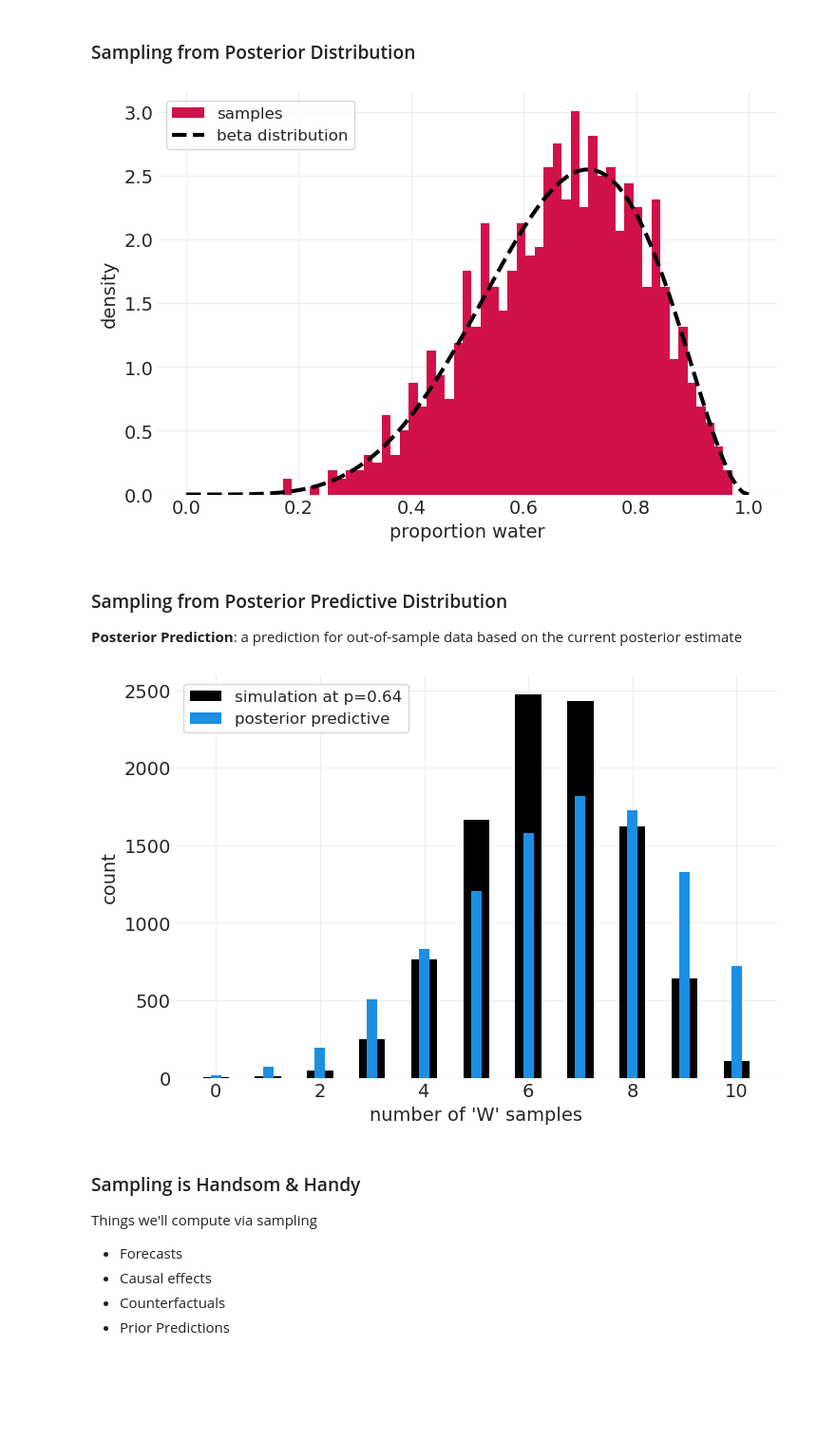
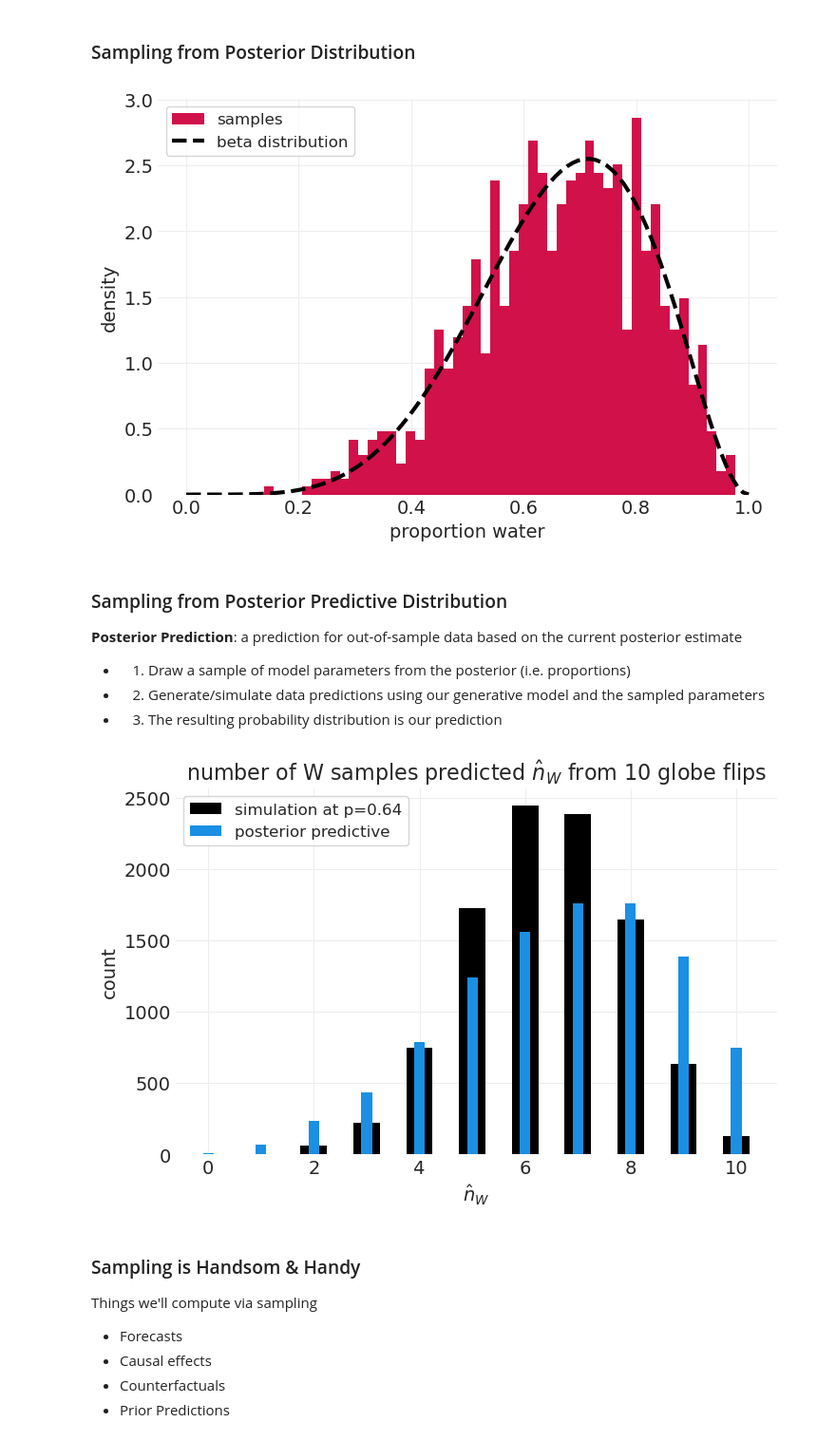
Before and after one commit to dustinstansbury/statistical-rethinking-2023, a Jupyter notebook: Lecture 02 - The Garden of Forking Data.ipynb, the cells around one changed output. Shown at 95% size. Cells and saved outputs as stored; diff of their text form; code cells hidden in the pictures; blank space fills up the shorter version.

```diff
--- a/Lecture 02 - The Garden of Forking Data.ipynb
+++ b/Lecture 02 - The Garden of Forking Data.ipynb
@@ -226,7 +227,7 @@ Proportion      Ways    Probability
 # %%
 from pprint import pprint
 np.random.seed(1)
-def simulate_globe_toss(p=0.7, N=9):
+def simulate_globe_toss(p: float = 0.7, N: int = 9) -> list[str]:
     """Simulate N globe tosses with a specific/known proportion
     p: float
         The propotion of water
@@ -298,10 +301,10 @@ plot_posterior(observations, resolution=4)
 [figure]
 # %%
 np.random.seed(2)
-p = .4
-simulated_observations = "".join(simulate_globe_toss(p=p, N=100))
+known_p = .4
+simulated_observations = "".join(simulate_globe_toss(p=known_p, N=100))
 plot_posterior(simulated_observations, resolution=20)
-plt.axvline(p, color='C0', label='True Proportion')
+plt.axvline(known_p, color='C0', label='True Proportion')
 plt.legend();
 # %% [output]
 [figure]
@@ -314,8 +317,8 @@ As we increase resolution of globe
 - bars get shorter with more possibilities -- they must sum to 1
 # %%
 np.random.seed(12)
-p = .7
-simulated_observations = "".join(simulate_globe_toss(p=p, N=30))
+known_p = .7
+simulated_observations = "".join(simulate_globe_toss(p=known_p, N=30))
 _, axs = plt.subplots(1, 3, figsize=(10, 4))
 for ii, possibilities in enumerate([5, 10, 20]):
     plot_posterior(simulated_observations, resolution=possibilities, ax=axs[ii])
@@ -391,38 +397,48 @@ for ii in range(9):
 ### Sampling from Posterior Distribution
 # %%
 a, b = 6, 3
-beta_posterior = stats.beta(a, b)
-bets_posterior_samples = beta_posterior.rvs(size=1000)
-plt.hist(bets_posterior_samples, bins=50, density=True, label='samples');
+# draw random samples from Beta PDF
+beta_posterior_pdf = stats.beta(a, b)
+beta_posterior_samples = beta_posterior_pdf.rvs(size=1000)
+
+# Show that our beta postorior captures shape of beta-distributed samples
+plt.hist(beta_posterior_samples, bins=50, density=True, label='samples');
 probs = np.linspace(0, 1, 100)
-plt.plot(probs, beta(a-1, b-1, probs), linewidth=3, color='k', linestyle='--', label='beta distribution')
+plt.plot(probs, beta_posterior(a-1, b-1, probs), linewidth=3, color='k', linestyle='--', label='beta distribution')
 plt.xlabel("proportion water")
 plt.ylabel("density")
 plt.legend();
 # %% [output]
-[figure, old version]
+[figure, new version]
 # %% [markdown]
 ### Sampling from Posterior Predictive Distribution
 **Posterior Prediction**: a prediction for out-of-sample data based on the current posterior estimate
+- 1. Draw a sample of model parameters from the posterior (i.e. proportions)
+- 2. Generate/simulate data predictions using our generative model and the sampled parameters
+- 3. The resulting probability distribution is our prediction
 # %%
-# Execute the entire simulation
-posterior_samples = beta_posterior.rvs(size=10000)
+# 1. Sample parameters values from posterior
+N_posterior_samples = 10_000
+posterior_samples = beta_posterior_pdf.rvs(size=N_posterior_samples)
 
-# Here we use samples for the posterior to simulate sampling 10 observations from our generative model
-posterior_predictive = [(simulate_globe_toss(p, 10) == 'W').sum() for p in posterior_samples]
+# 2. Use samples for the posterior to simulate sampling 10 observations from our generative model
+N_draws_for_prediction = 10
+posterior_predictive = [(simulate_globe_toss(p, N_draws_for_prediction) == 'W').sum() for p in posterior_samples]
 ppd_unique, ppd_counts = np.unique(posterior_predictive, return_counts=True)
 
+# ...for comparison we can compare to the distribution that results from pinning the parameter to a specific value
 specific_prob = 0.64
-specific_predictive = [(simulate_globe_toss(specific_prob, 10) == 'W').sum() for _ in posterior_samples]
+specific_predictive = [(simulate_globe_toss(specific_prob, N_draws_for_prediction) == 'W').sum() for _ in posterior_samples]
 specific_unique, specific_counts = np.unique(specific_predictive, return_counts=True)
 
 plt.bar(specific_unique, specific_counts, width=.5, color='k', label=f'simulation at p={specific_prob:1.2}');
 plt.bar(ppd_unique, ppd_counts, width=.2, color='C1', label='posterior predictive');
-plt.xlabel("number of 'W' samples")
+plt.xlabel("$\hat n_W$")
 plt.ylabel('count')
+plt.title(f"number of W samples predicted $\hat n_W$ from {N_draws_for_prediction} globe flips")
 plt.legend();
 # %% [output]
-[figure, old version]
+[figure, new version]
 # %% [markdown]
 ### Sampling is Handsom & Handy
 Things we'll compute via sampling
```
Also changed, not shown: parts of 19 cells of this notebook.
